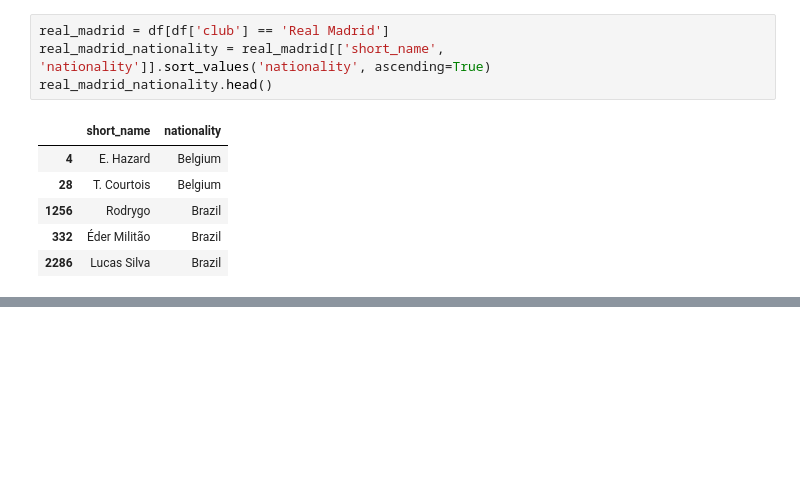
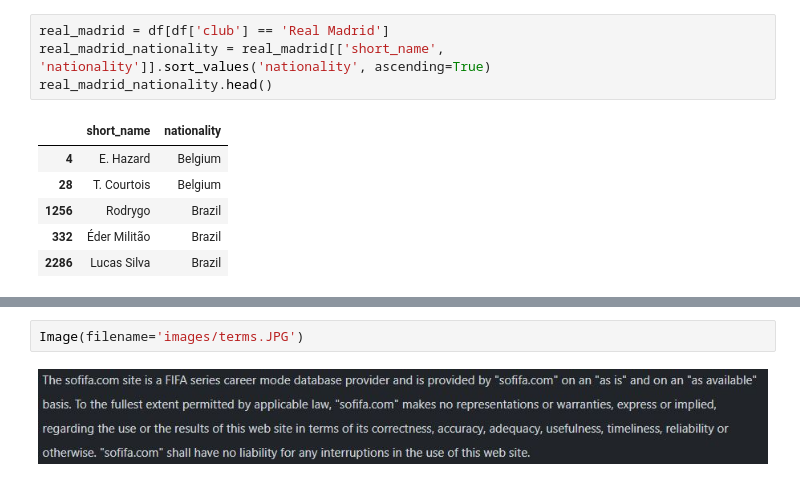
Before and after one commit to asmith283/JUMPlus, a Jupyter notebook: project1/dataCleaning.ipynb, the cells around one changed output, grey strips where cells are left out. Drawn from its saved outputs; the diff is of its cells as text; blank space fills up the shorter version.

```diff
--- a/project1/dataCleaning.ipynb
+++ b/project1/dataCleaning.ipynb
@@ -288,0 +350,4 @@ real_madrid_nationality.head()
+# %%
+Image(filename='images/terms.JPG')
+# %% [output]
+[figure, added]
```
Also changed, not shown: parts of 15 cells of this notebook, 5 other files.
